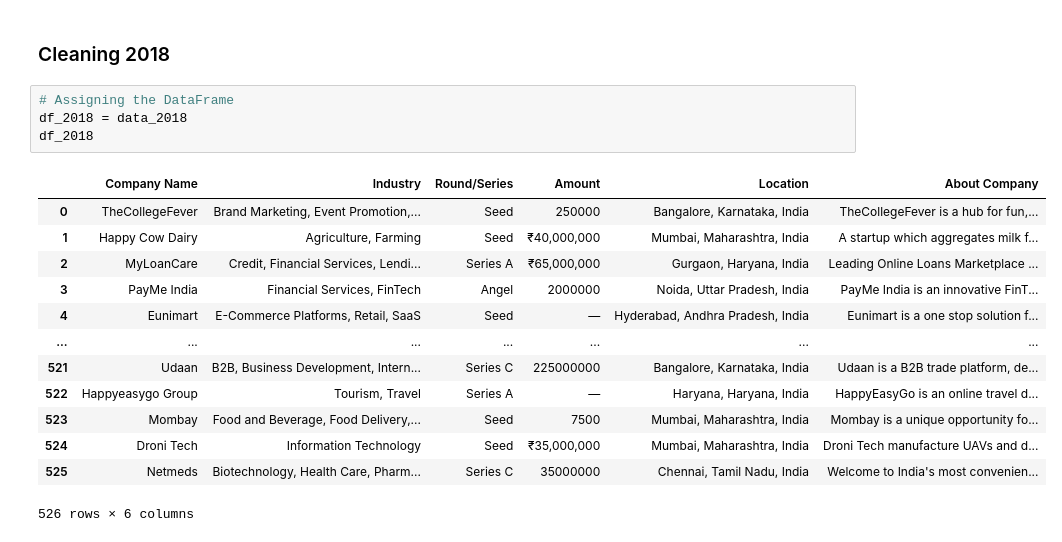
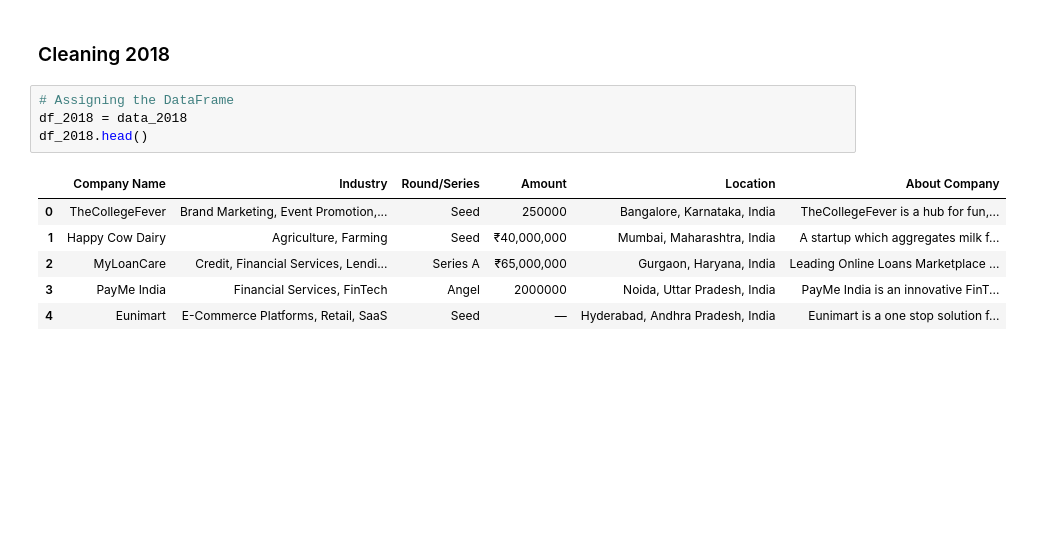
Before and after one commit to GeGe-K/Startup-Ecosystem, a Jupyter notebook: jupyter.ipynb, the cells around one changed output. Cells and saved outputs as stored; diff of their text form; blank space fills up the shorter version.

```diff
--- a/jupyter.ipynb
+++ b/jupyter.ipynb
@@ -1040,18 +1204,11 @@ dtype: int64
 # %%
 # Assigning the DataFrame
 df_2018 = data_2018
-df_2018
+df_2018.head()
 # %% [output]
 |  | Company Name | Industry | Round/Series | Amount | Location | About Company |
 | 0 | TheCollegeFever | Brand Marketing, Event Promotion,... | Seed | 250000 | Bangalore, Karnataka, India | TheCollegeFever is a hub for fun,... |
 | 1 | Happy Cow Dairy | Agriculture, Farming | Seed | ₹40,000,000 | Mumbai, Maharashtra, India | A startup which aggregates milk f... |
 | 2 | MyLoanCare | Credit, Financial Services, Lendi... | Series A | ₹65,000,000 | Gurgaon, Haryana, India | Leading Online Loans Marketplace ... |
 | 3 | PayMe India | Financial Services, FinTech | Angel | 2000000 | Noida, Uttar Pradesh, India | PayMe India is an innovative FinT... |
 | 4 | Eunimart | E-Commerce Platforms, Retail, SaaS | Seed | — | Hyderabad, Andhra Pradesh, India | Eunimart is a one stop solution f... |
-| ... | ... | ... | ... | ... | ... | ... |
-| 521 | Udaan | B2B, Business Development, Intern... | Series C | 225000000 | Bangalore, Karnataka, India | Udaan is a B2B trade platform, de... |
-| 522 | Happyeasygo Group | Tourism, Travel | Series A | — | Haryana, Haryana, India | HappyEasyGo is an online travel d... |
-| 523 | Mombay | Food and Beverage, Food Delivery,... | Seed | 7500 | Mumbai, Maharashtra, India | Mombay is a unique opportunity fo... |
-| 524 | Droni Tech | Information Technology | Seed | ₹35,000,000 | Mumbai, Maharashtra, India | Droni Tech manufacture UAVs and d... |
-| 525 | Netmeds | Biotechnology, Health Care, Pharm... | Series C | 35000000 | Chennai, Tamil Nadu, India | Welcome to India's most convenien... |
-526 rows × 6 columns
```
Also changed, not shown: parts of 36 cells of this notebook.
